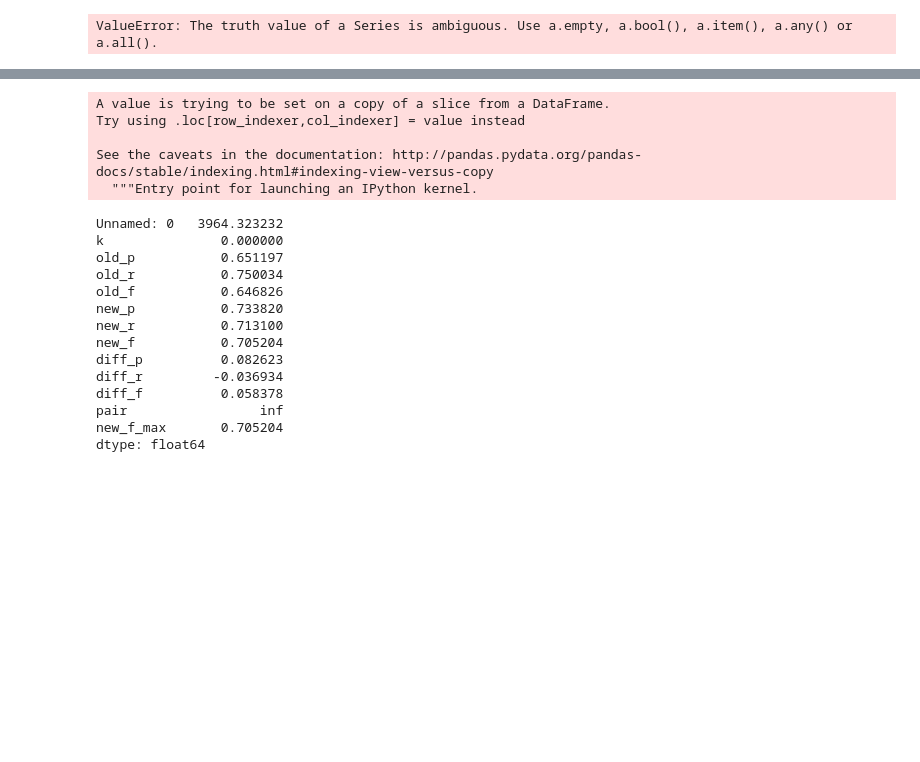
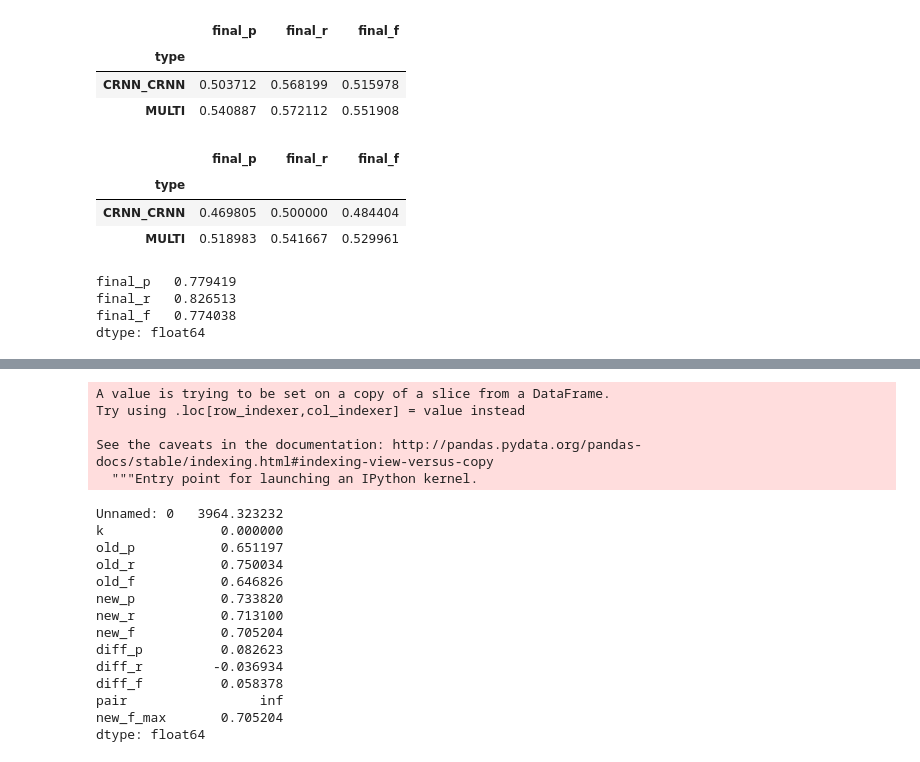
Before and after one commit to shraga89/DSMA, a Jupyter notebook: results/Untitled.ipynb, the cells around one changed output, grey strips where cells are left out. Cells and saved outputs as stored; diff of their text form; code cells hidden in the pictures; blank space fills up the shorter version.

```diff
--- a/results/Untitled.ipynb
+++ b/results/Untitled.ipynb
@@ -79,7 +64,34 @@ res_adapt.groupby('type').mean()
-# %%
-res_adapt_eval['final_p'] = max([res_adapt_eval['old_p'], res_adapt_eval['new_p']])
-# %% [output]
-ValueError: The truth value of a Series is ambiguous. Use a.empty, a.bool(), a.item(), a.any() or a.all().
+# %%
+res_adapt_eval['final_p'] = res_adapt_eval[['old_p', 'new_p']].max(axis=1)
+res_adapt_eval['final_r'] = res_adapt_eval[['old_r', 'new_r']].max(axis=1)
+res_adapt_eval['final_f'] = res_adapt_eval[['old_f', 'new_f']].max(axis=1)
+# %%
+# idx = res_adapt_eval.groupby([['instance', 'type']])['k'].transform(max) == df['k']
+# best_k = res_adapt_eval[idx]
+res_adapt_eval_k = res_adapt_eval.sort_values('final_f', ascending=False).drop_duplicates(['instance', 'type'])
+# %%
+res_adapt_eval_k.groupby('type').mean()[['final_p', 'final_r', 'final_f']]
+# %% [output]
+|  | final_p | final_r | final_f |
+| type |  |  |  |
+| CRNN_CRNN | 0.503712 | 0.568199 | 0.515978 |
+| MULTI | 0.540887 | 0.572112 | 0.551908 |
+# %%
+res_adapt_eval_k['pair'], res_adapt_eval_k['alg'] = res_adapt_eval_k['instance'].str.split(' ', 1).str
+res_adapt_eval_max = res_adapt_eval_k.sort_values('pred_e', ascending=False).drop_duplicates(['pair'])
+res_adapt_eval_max.groupby('type').mean()[['final_p', 'final_r', 'final_f']]
+# %% [output]
+|  | final_p | final_r | final_f |
+| type |  |  |  |
+| CRNN_CRNN | 0.469805 | 0.500000 | 0.484404 |
+| MULTI | 0.518983 | 0.541667 | 0.529961 |
+# %%
+res_adapt_eval[res_adapt_eval['type'] =='MULTI'].groupby('pair').max()[['final_p', 'final_r', 'final_f']].mean()
+# %% [output]
+final_p   0.779419
+final_r   0.826513
+final_f   0.774038
+dtype: float64
 # %%
 res_adapt['new_f_max'] = res_adapt.groupby(['pair', 'type'])['new_f'].transform(max)
 clean_a = res_adapt[res_adapt['new_f_max'] == res_adapt['new_f']]
```
Also changed, not shown: parts of 5 cells of this notebook, 1 other file.
